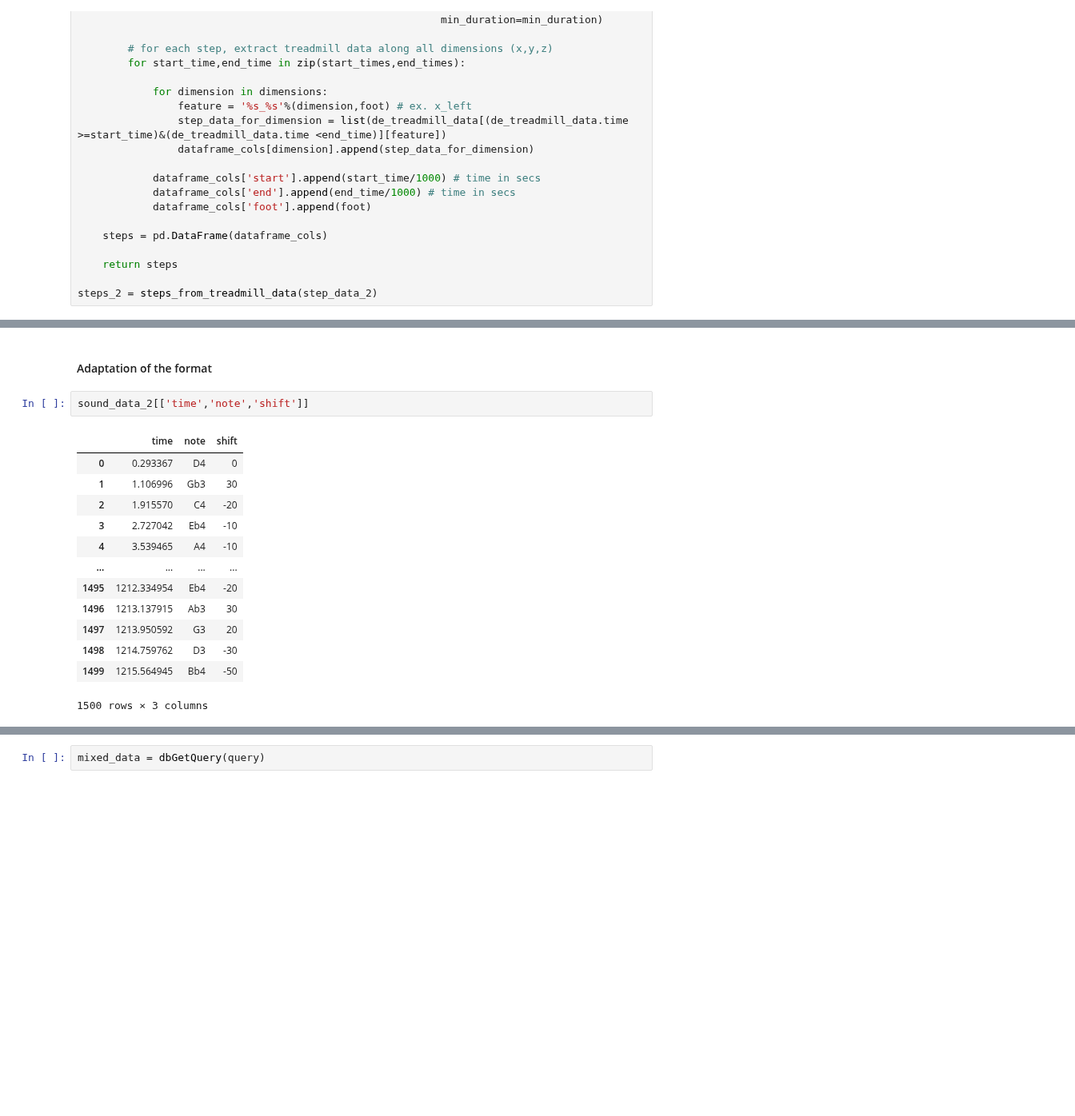
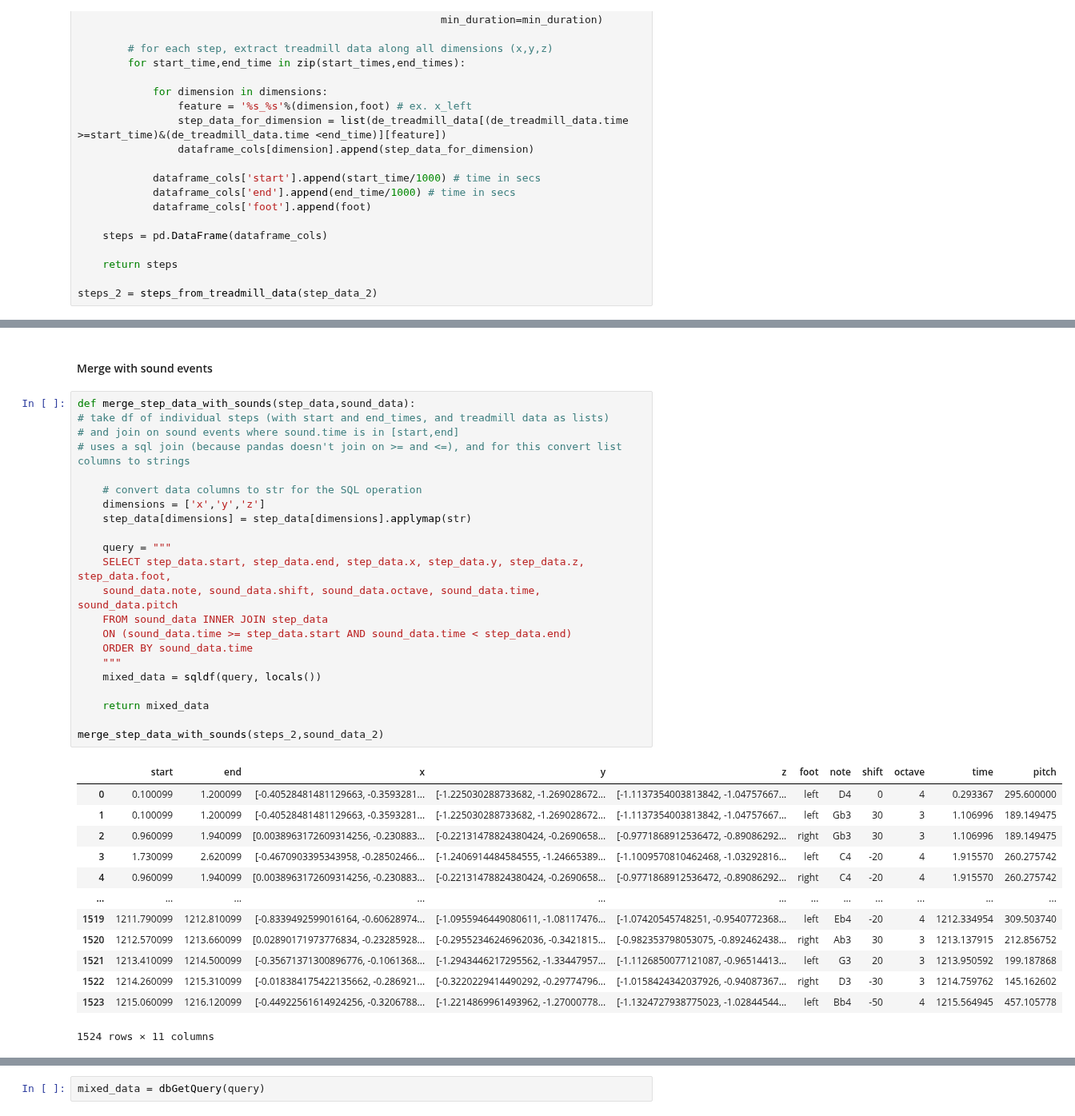
Before and after one commit to creamlab/treadmill, a Jupyter notebook: analysis/analysis.ipynb, the cells around one changed output, grey strips where cells are left out. Shown at 80% size. Drawn from its saved outputs; the diff is of its cells as text; blank space fills up the shorter version.

Commit message:
refactored merge with sound events

```diff
--- a/analysis/analysis.ipynb
+++ b/analysis/analysis.ipynb
@@ -529,21 +429,41 @@ steps
-# %% [markdown]
-#### Adaptation of the format
-# %%
-sound_data_2[['time','note','shift']]
-# %% [output]
-|  | time | note | shift |
-| 0 | 0.293367 | D4 | 0 |
-| 1 | 1.106996 | Gb3 | 30 |
-| 2 | 1.915570 | C4 | -20 |
-| 3 | 2.727042 | Eb4 | -10 |
-| 4 | 3.539465 | A4 | -10 |
-| ... | ... | ... | ... |
-| 1495 | 1212.334954 | Eb4 | -20 |
-| 1496 | 1213.137915 | Ab3 | 30 |
-| 1497 | 1213.950592 | G3 | 20 |
-| 1498 | 1214.759762 | D3 | -30 |
-| 1499 | 1215.564945 | Bb4 | -50 |
-1500 rows × 3 columns
+# %% [markdown]
+#### Merge with sound events
+# %%
+def merge_step_data_with_sounds(step_data,sound_data):
+# take df of individual steps (with start and end_times, and treadmill data as lists)
+# and join on sound events where sound.time is in [start,end]
+# uses a sql join (because pandas doesn't join on >= and <=), and for this convert list columns to strings
+
+    # convert data columns to str for the SQL operation
+    dimensions = ['x','y','z']
+    step_data[dimensions] = step_data[dimensions].applymap(str)
+
+    query = """
+    SELECT step_data.start, step_data.end, step_data.x, step_data.y, step_data.z, step_data.foot,
+    sound_data.note, sound_data.shift, sound_data.octave, sound_data.time, sound_data.pitch
+    FROM sound_data INNER JOIN step_data
+    ON (sound_data.time >= step_data.start AND sound_data.time < step_data.end)
+    ORDER BY sound_data.time
+    """
+    mixed_data = sqldf(query, locals())
+
+    return mixed_data
+
+merge_step_data_with_sounds(steps_2,sound_data_2)
+# %% [output]
+|  | start | end | x | y | z | foot | note | shift | octave | time | pitch |
+| 0 | 0.100099 | 1.200099 | [-0.40528481481129663, -0.3593281... | [-1.225030288733682, -1.269028672... | [-1.1137354003813842, -1.04757667... | left | D4 | 0 | 4 | 0.293367 | 295.600000 |
+| 1 | 0.100099 | 1.200099 | [-0.40528481481129663, -0.3593281... | [-1.225030288733682, -1.269028672... | [-1.1137354003813842, -1.04757667... | left | Gb3 | 30 | 3 | 1.106996 | 189.149475 |
+| 2 | 0.960099 | 1.940099 | [0.0038963172609314256, -0.230883... | [-0.22131478824380424, -0.2690658... | [-0.9771868912536472, -0.89086292... | right | Gb3 | 30 | 3 | 1.106996 | 189.149475 |
+| 3 | 1.730099 | 2.620099 | [-0.4670903395343958, -0.28502466... | [-1.2406914484584555, -1.24665389... | [-1.1009570810462468, -1.03292816... | left | C4 | -20 | 4 | 1.915570 | 260.275742 |
+| 4 | 0.960099 | 1.940099 | [0.0038963172609314256, -0.230883... | [-0.22131478824380424, -0.2690658... | [-0.9771868912536472, -0.89086292... | right | C4 | -20 | 4 | 1.915570 | 260.275742 |
+| ... | ... | ... | ... | ... | ... | ... | ... | ... | ... | ... | ... |
+| 1519 | 1211.790099 | 1212.810099 | [-0.8339492599016164, -0.60628974... | [-1.0955946449080611, -1.08117476... | [-1.07420545748251, -0.9540772368... | left | Eb4 | -20 | 4 | 1212.334954 | 309.503740 |
+| 1520 | 1212.570099 | 1213.660099 | [0.02890171973776834, -0.23285928... | [-0.29552346246962036, -0.3421815... | [-0.982353798053075, -0.892462438... | right | Ab3 | 30 | 3 | 1213.137915 | 212.856752 |
+| 1521 | 1213.410099 | 1214.500099 | [-0.35671371300896776, -0.1061368... | [-1.2943446217295562, -1.33447957... | [-1.1126850077121087, -0.96514413... | left | G3 | 20 | 3 | 1213.950592 | 199.187868 |
+| 1522 | 1214.260099 | 1215.310099 | [-0.018384175422135662, -0.286921... | [-0.3220229414490292, -0.29774796... | [-1.0158424342037926, -0.94087367... | right | D3 | -30 | 3 | 1214.759762 | 145.162602 |
+| 1523 | 1215.060099 | 1216.120099 | [-0.44922561614924256, -0.3206788... | [-1.2214869961493962, -1.27000778... | [-1.1324727938775023, -1.02844544... | left | Bb4 | -50 | 4 | 1215.564945 | 457.105778 |
+1524 rows × 11 columns
 # %%
 def dbGetQuery(q):
     return sqldf(q, globals())
```
Also changed, not shown: parts of 2 cells of this notebook.
